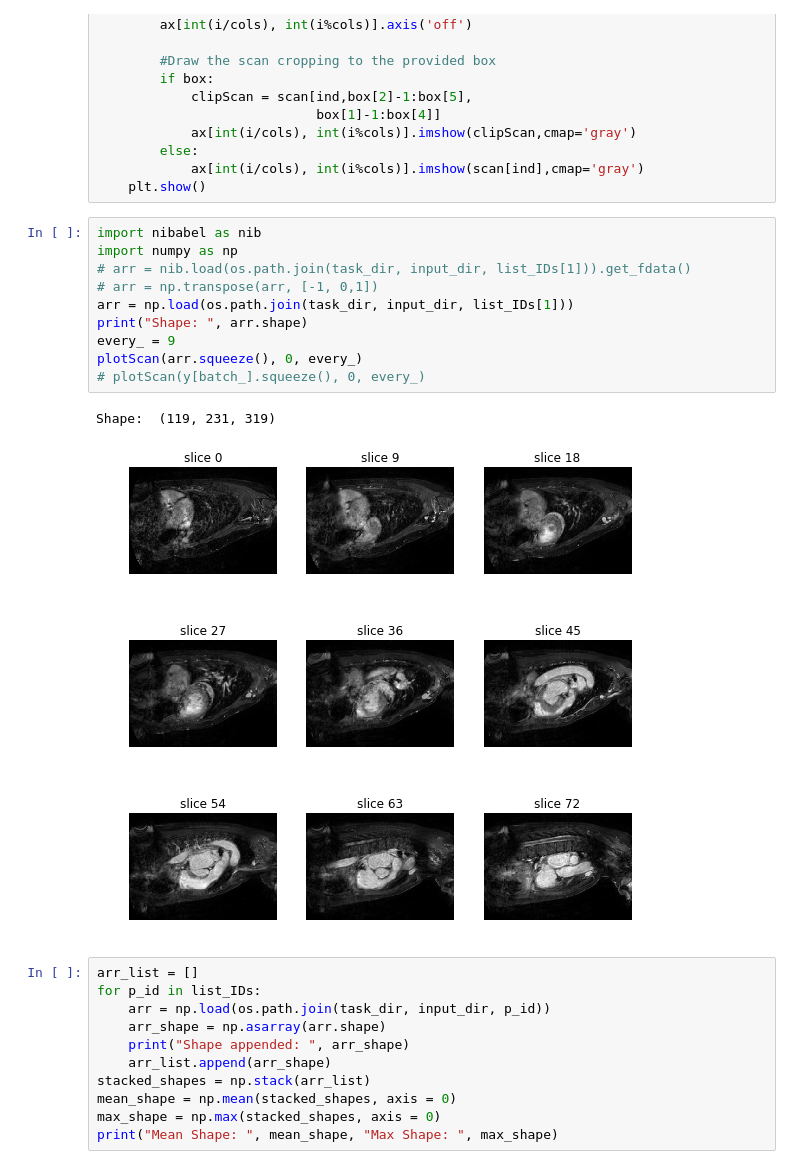
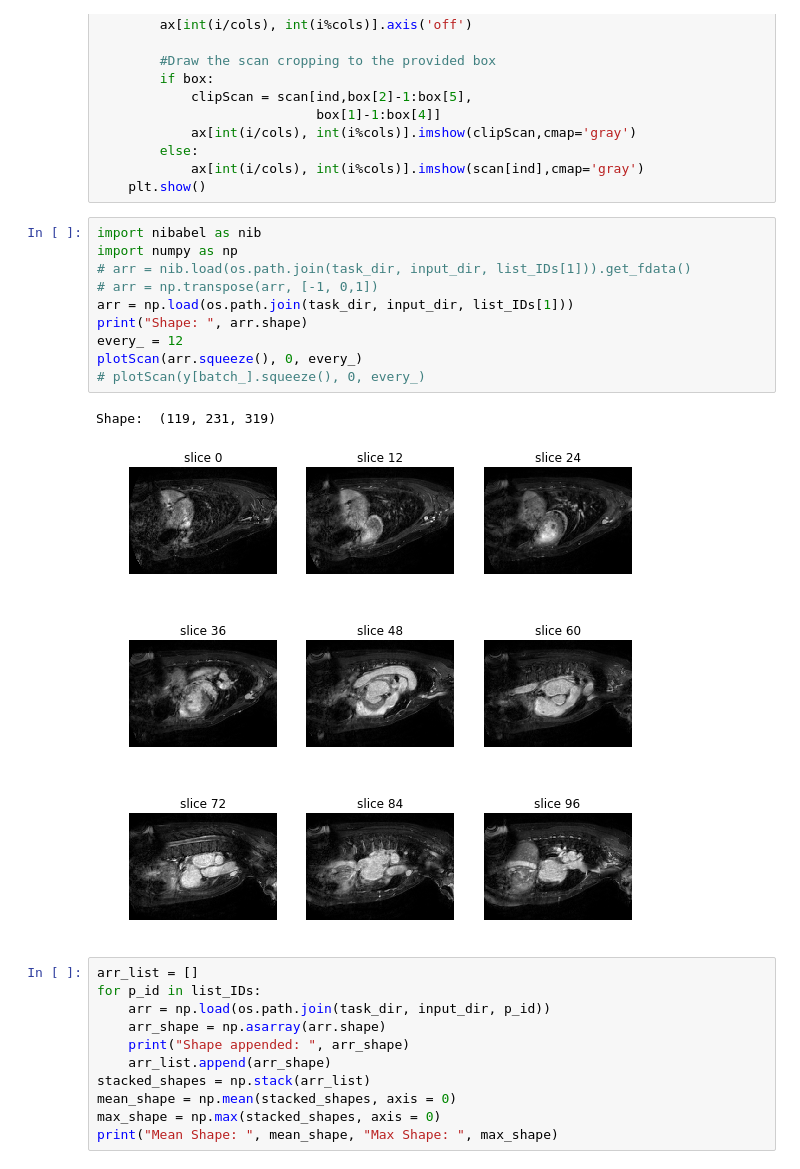
Before and after one commit to jchen42703/keras_med_io, a Jupyter notebook: examples/Testing Transforms Generator.ipynb, the cells around one changed output. Drawn from its saved outputs; the diff is of its cells as text.

```diff
--- a/examples/Testing Transforms Generator.ipynb
+++ b/examples/Testing Transforms Generator.ipynb
@@ -27,16 +27,16 @@ def plotScan(scan, start_with, show_every, rows=3, cols=3, box = None):
 # %%
 import nibabel as nib
 import numpy as np
 # arr = nib.load(os.path.join(task_dir, input_dir, list_IDs[1])).get_fdata()
 # arr = np.transpose(arr, [-1, 0,1])
 arr = np.load(os.path.join(task_dir, input_dir, list_IDs[1]))
 print("Shape: ", arr.shape)
-every_ = 9
+every_ = 12
 plotScan(arr.squeeze(), 0, every_)
 # plotScan(y[batch_].squeeze(), 0, every_)
 # %% [output]
 Shape:  (119, 231, 319)
-[figure, old version]
+[figure, new version]
 # %%
 arr_list = []
 for p_id in list_IDs:
```
Also changed, not shown: parts of 11 cells of this notebook.
